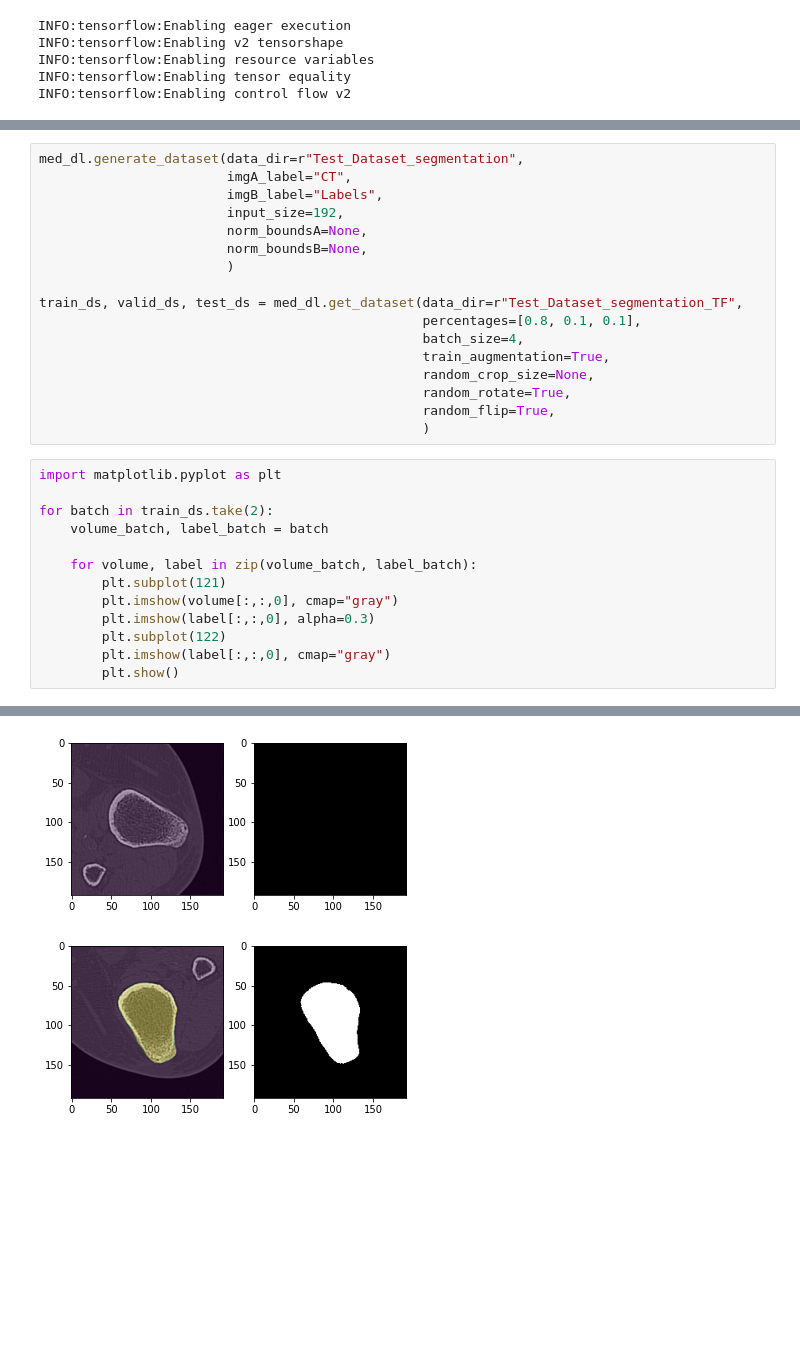
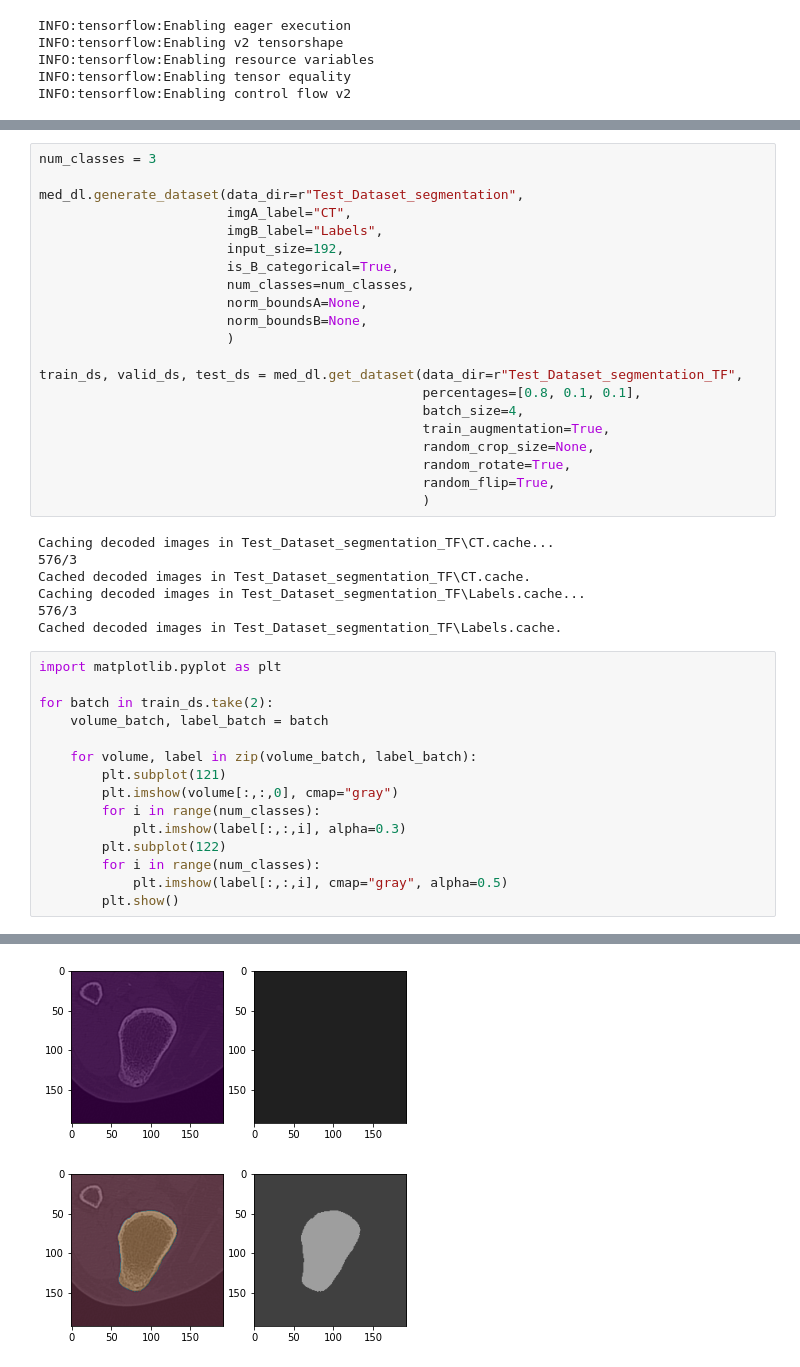
Before and after one commit to mrossi93/med_dataloader, a Jupyter notebook: examples/basic_usage_segmentation.ipynb, the cells around one changed output, grey strips where cells are left out. Cells and saved outputs as stored; diff of their text form; blank space fills up the shorter version.

```diff
--- a/examples/basic_usage_segmentation.ipynb
+++ b/examples/basic_usage_segmentation.ipynb
@@ -9,8 +16,12 @@ INFO:tensorflow:Enabling control flow v2
 # %%
+num_classes = 3
+
 med_dl.generate_dataset(data_dir=r"Test_Dataset_segmentation",
                         imgA_label="CT",
                         imgB_label="Labels",
                         input_size=192,
+                        is_B_categorical=True,
+                        num_classes=num_classes,
                         norm_boundsA=None,
                         norm_boundsB=None,
                         )
@@ -23,6 +34,13 @@ train_ds, valid_ds, test_ds = med_dl.get_dataset(data_dir=r"Test_Dataset_segment
                                                  random_rotate=True,
                                                  random_flip=True,
                                                  )
+# %% [output]
+Caching decoded images in Test_Dataset_segmentation_TF\CT.cache...
+576/3
+Cached decoded images in Test_Dataset_segmentation_TF\CT.cache.
+Caching decoded images in Test_Dataset_segmentation_TF\Labels.cache...
+576/3
+Cached decoded images in Test_Dataset_segmentation_TF\Labels.cache.
 # %%
 import matplotlib.pyplot as plt
 
@@ -32,8 +50,10 @@ for batch in train_ds.take(2):
     for volume, label in zip(volume_batch, label_batch):
         plt.subplot(121)
         plt.imshow(volume[:,:,0], cmap="gray")
-        plt.imshow(label[:,:,0], alpha=0.3)
+        for i in range(num_classes):
+            plt.imshow(label[:,:,i], alpha=0.3)
         plt.subplot(122)
-        plt.imshow(label[:,:,0], cmap="gray")
+        for i in range(num_classes):
+            plt.imshow(label[:,:,i], cmap="gray", alpha=0.5)
         plt.show()
 # %% [output]
@@ -42,2 +62,2 @@ for batch in train_ds.take(2):
-[figure, old version]
+[figure, new version]
-[figure, old version]
+[figure, new version]
```
Also changed, not shown: parts of 2 cells of this notebook, 4 other files.
